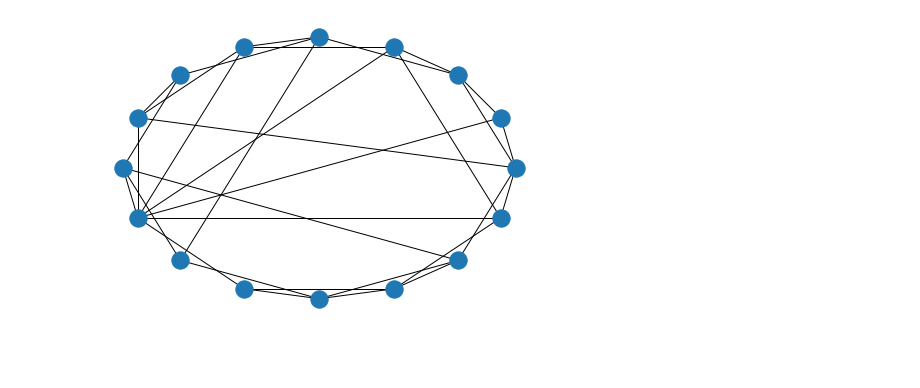
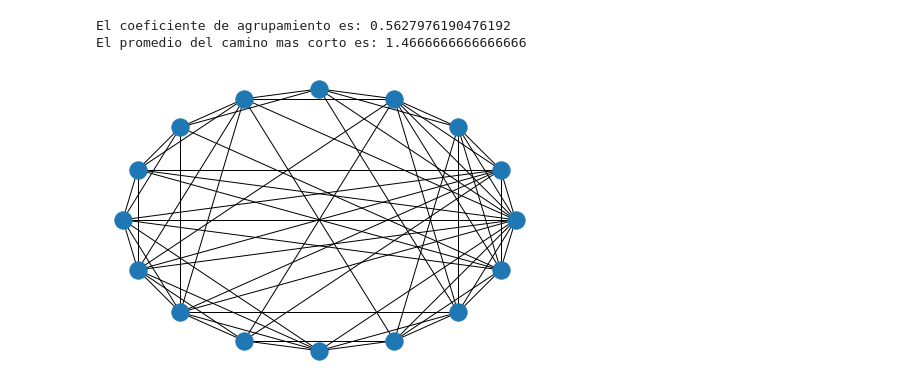
Before and after one commit to ErnestoCisnero/Probando-NetworkX-Tesis-Maestria, a Jupyter notebook: newman-watts-strogatz.ipynb, the cells around one changed output. Drawn from its saved outputs; the diff is of its cells as text; code cells hidden in the pictures; blank space fills up the shorter version.

```diff
--- a/newman-watts-strogatz.ipynb
+++ b/newman-watts-strogatz.ipynb
@@ -3,14 +3,18 @@ import networkx as nx
 import matplotlib.pyplot as plt
 import scipy as sp
 # %%
-#G1 = nx.newman_watts_strogatz_graph(6,2,1)
-#P=nx.generators.random_graphs.connected_watts_strogatz_graph(16,2,0.3,tries=100)
-G = nx.newman_watts_strogatz_graph(16,4,0.2)
-#clustering = nx.algorithms.average_clustering(G)
+n, k = 16, 2
+p = 1
+G = nx.newman_watts_strogatz_graph(16,2*k,p)
+clustering = nx.algorithms.average_clustering(G)
+shorestPath = nx.average_shortest_path_length(G)
 #print(nx.adjacency_matrix(G))
-#print(clustering)
+print("El coeficiente de agrupamiento es:",clustering)
+print("El promedio del camino mas corto es:",shorestPath)
 
 nx.draw_circular(G)
 plt.show()
 # %% [output]
+El coeficiente de agrupamiento es: 0.5627976190476192
+El promedio del camino mas corto es: 1.4666666666666666
-[figure, old version]
+[figure, new version]
```
Also changed, not shown: 1 other file.
